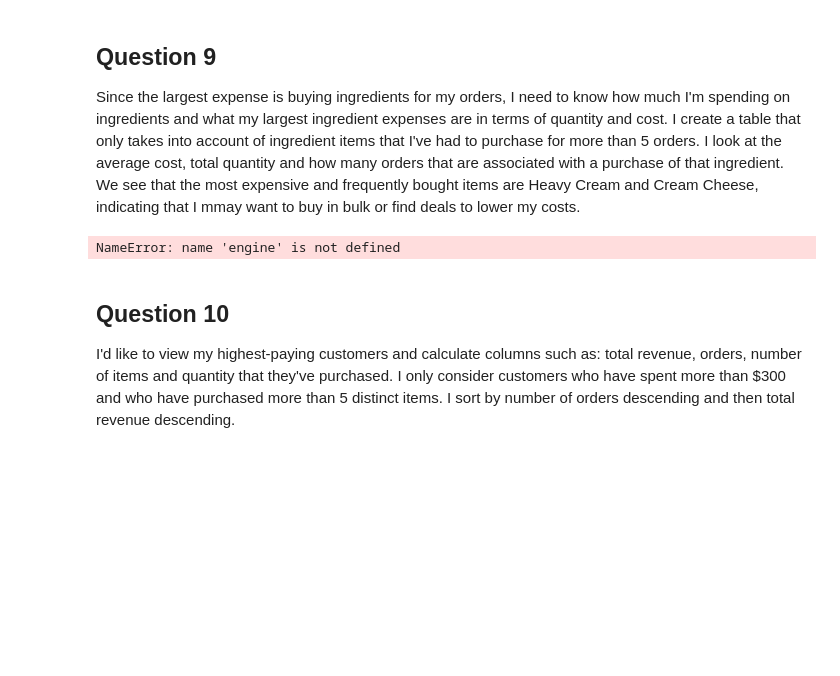
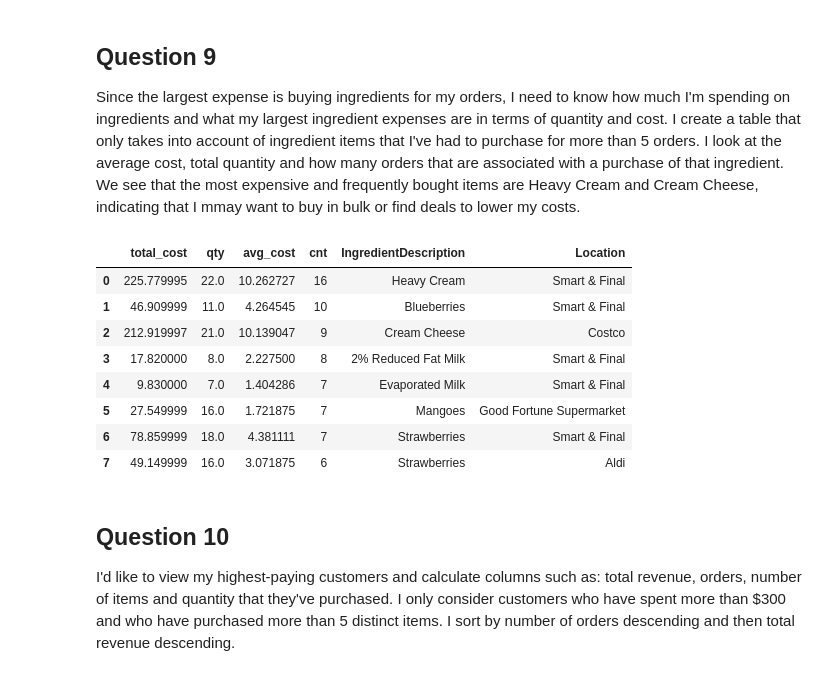
Before and after one commit to ctran2320/paradise_tables, a Jupyter notebook: paradise_tables.ipynb, the cells around one changed output. Drawn from its saved outputs; the diff is of its cells as text; code cells hidden in the pictures; blank space fills up the shorter version.

```diff
--- a/paradise_tables.ipynb
+++ b/paradise_tables.ipynb
@@ -169,20 +246,27 @@ Since the largest expense is buying ingredients for my orders, I need to know ho
 # %%
 query_9 = '''
             SELECT SUM(Cost) as total_cost,
                 SUM(Quantity) as qty,
-                SUM(Cost) / SUM(Quantity) as avg_cost
+                SUM(Cost) / SUM(Quantity) as avg_cost,
                 COUNT(*) as cnt,
                 IngredientDescription,
                 Location
             FROM `paradise_tables`.`ingredients`
-            WHERE Location IS NOT NULL
             GROUP BY Location, IngredientID
-            HAVING count(*) > 5
+            HAVING count(*) > 5 AND Location !='nan'
             ORDER BY cnt DESC, qty ASC
 '''
 pd.read_sql(query_9,engine)
 # %% [output]
-NameError: name 'engine' is not defined
+|  | total_cost | qty | avg_cost | cnt | IngredientDescription | Location |
+| 0 | 225.779995 | 22.0 | 10.262727 | 16 | Heavy Cream | Smart & Final |
+| 1 | 46.909999 | 11.0 | 4.264545 | 10 | Blueberries | Smart & Final |
+| 2 | 212.919997 | 21.0 | 10.139047 | 9 | Cream Cheese | Costco |
+| 3 | 17.820000 | 8.0 | 2.227500 | 8 | 2% Reduced Fat Milk | Smart & Final |
+| 4 | 9.830000 | 7.0 | 1.404286 | 7 | Evaporated Milk | Smart & Final |
+| 5 | 27.549999 | 16.0 | 1.721875 | 7 | Mangoes | Good Fortune Supermarket |
+| 6 | 78.859999 | 18.0 | 4.381111 | 7 | Strawberries | Smart & Final |
+| 7 | 49.149999 | 16.0 | 3.071875 | 6 | Strawberries | Aldi |
 # %% [markdown]
 ## Question 10
 I'd like to view my highest-paying customers and calculate columns such as: total revenue, orders, number of items and quantity that they've purchased. I only consider customers who have spent more than $300 and who have purchased more than 5 distinct items. I sort by number of orders descending and then total revenue descending.
```
Also changed, not shown: parts of 10 cells of this notebook.
